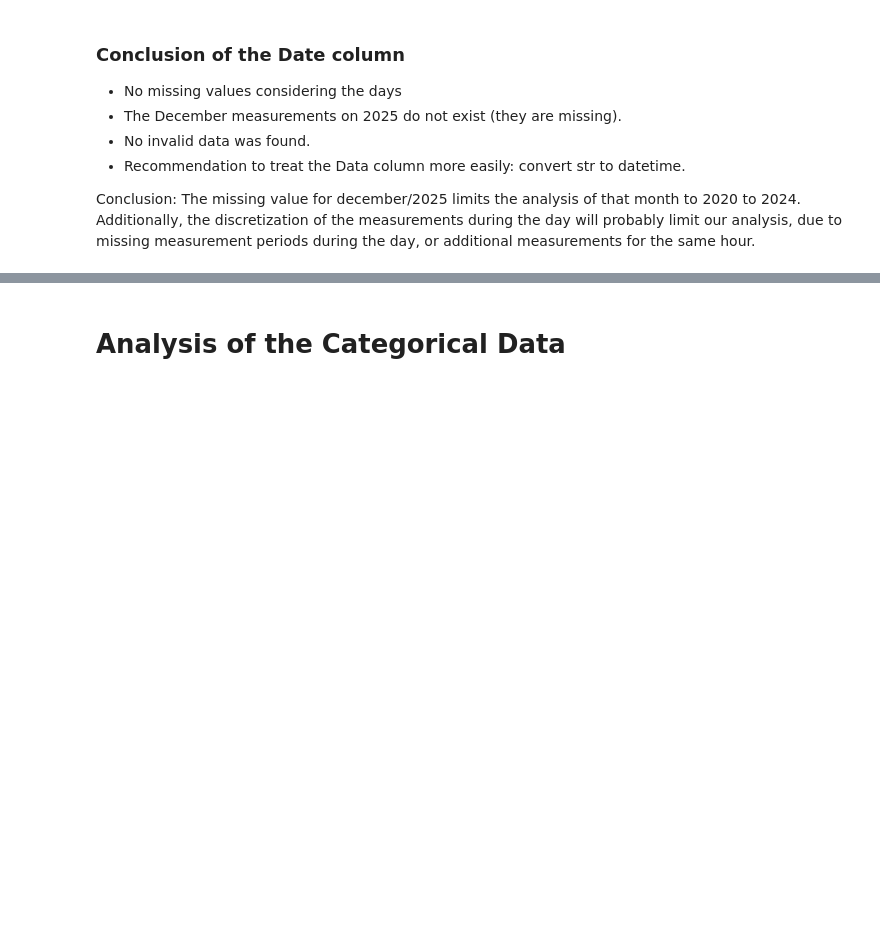
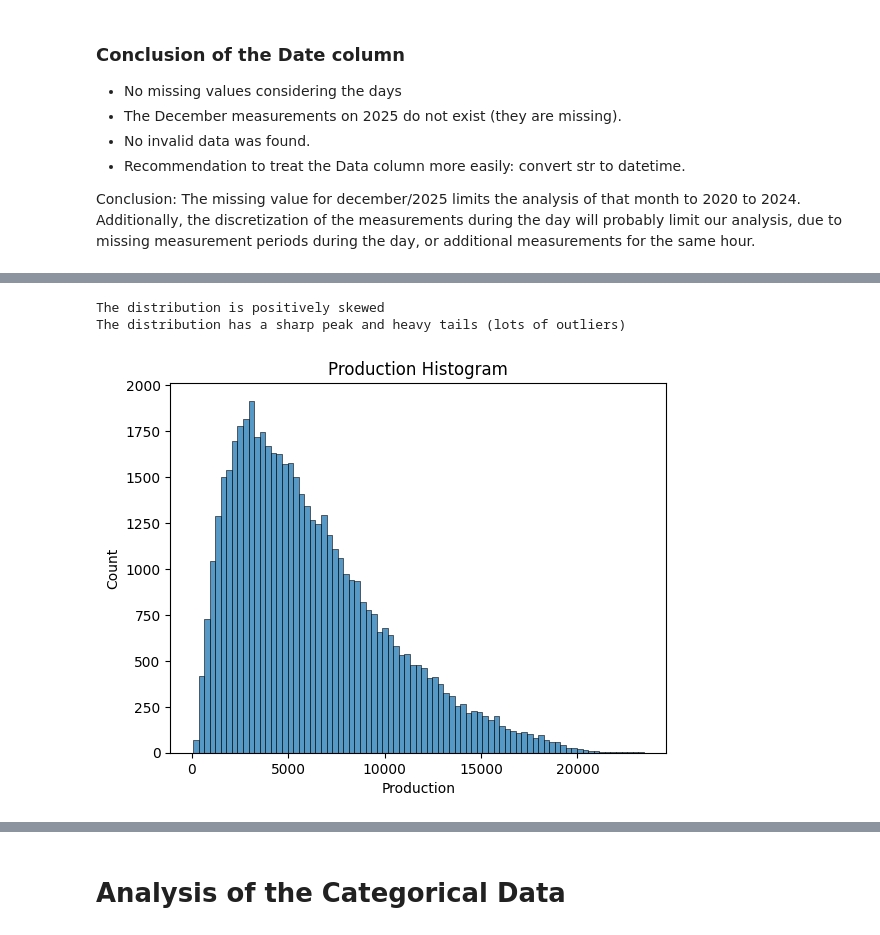
Before and after one commit to coffeedrunkpanda/project-2-eda-sql, a Jupyter notebook: eda-univariate.ipynb, the cells around one changed output, grey strips where cells are left out. Saved outputs shown, nothing was run; the diff lists cells and outputs as text; code cells hidden in the pictures; blank space fills up the shorter version.

Commit message:
Add analysis of Production

```diff
--- a/eda-univariate.ipynb
+++ b/eda-univariate.ipynb
@@ -298,0 +325,34 @@ due to missing measurement periods during the day, or additional measurements fo
+# %%
+# Skew
+skew = summary["skew"]
+
+if skew == 0:
+    print("The distribution is perfectly symmetrical, resembling a normal distribution.")
+elif skew>0:
+    print("The distribution is positively skewed")
+else:
+    print("The distribution is negatively skewed")
+
+# Kurtosis
+kurtosis = summary["kurtosis"]
+
+if kurtosis > 0:
+    print("The distribution has a sharp peak and heavy tails (lots of outliers)")
+
+elif kurtosis <0:
+    print("The distribution is flat with thin tails.")
+else:
+    print("The distribution is a standard Normal Distribution (the classic bell curve)")
+# %% [output]
+The distribution is positively skewed
+The distribution has a sharp peak and heavy tails (lots of outliers)
+# %%
+import seaborn as sns
+import matplotlib.pyplot as plt
+
+
+ax = sns.histplot(df.Production, bins="auto")
+ax.set_title("Production Histogram")
+plt.show()
+# %% [output]
+[figure, added]
```
Also changed, not shown: parts of 13 cells of this notebook.
